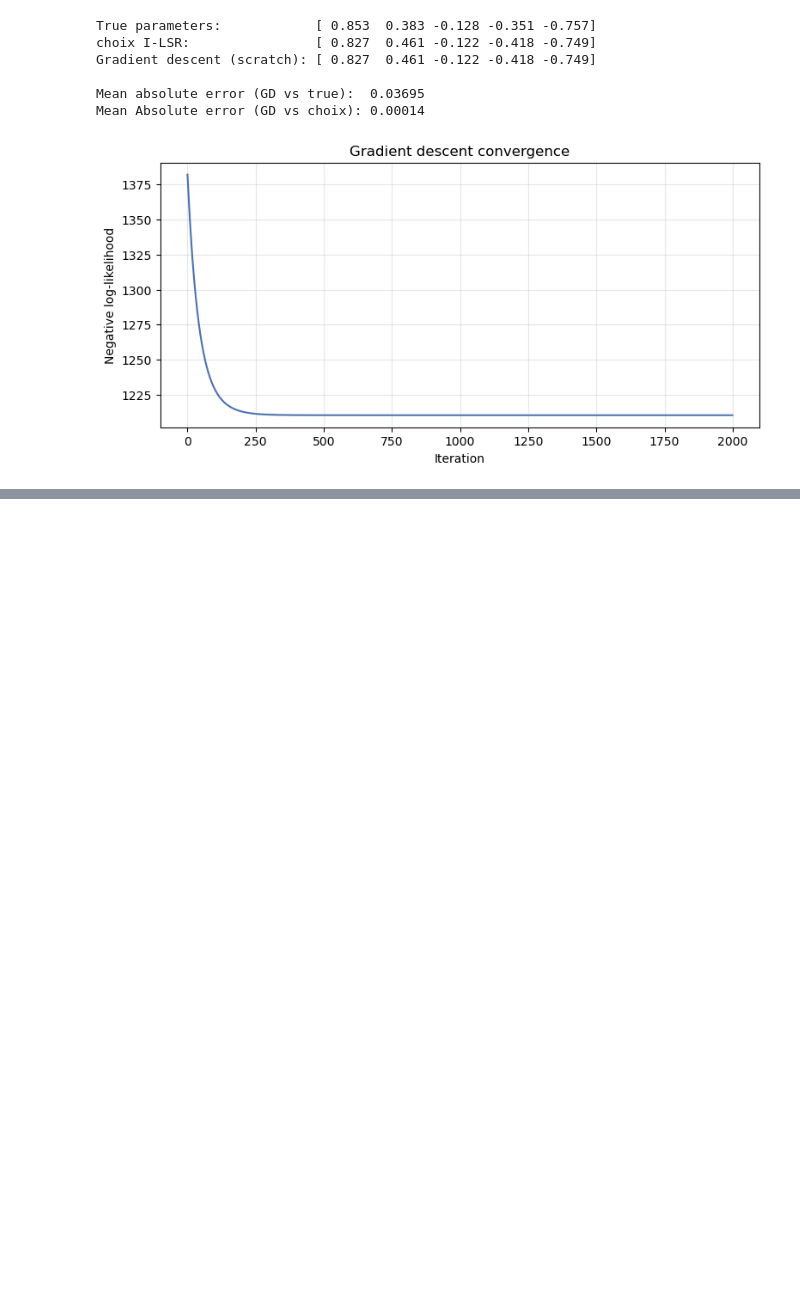
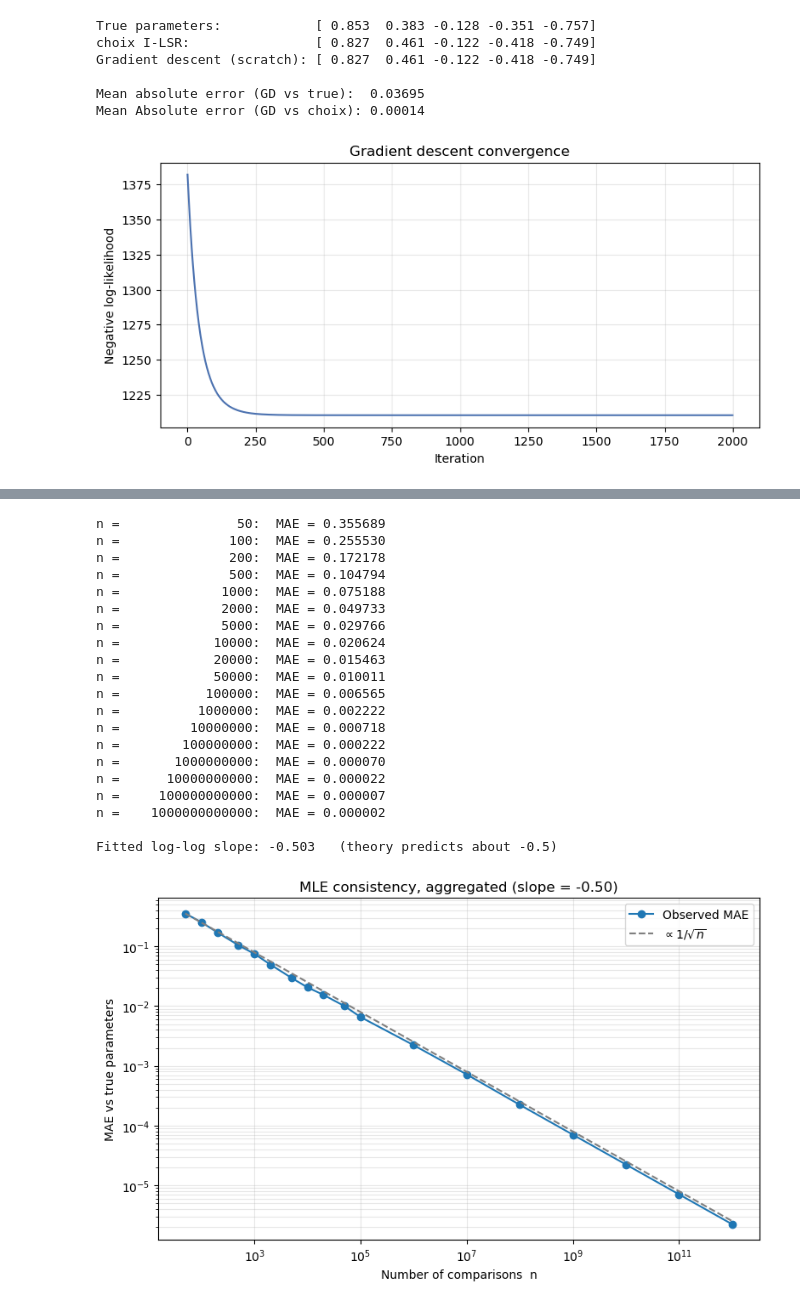
Before and after one commit to rbhdsks/Learning-from-Comparison-Data-Master-Thesis-Project-, a Jupyter notebook: src/mle-bradleyterry.ipynb, the cells around one changed output, grey strips where cells are left out. Cells and saved outputs as stored; diff of their text form; code cells hidden in the pictures; blank space fills up the shorter version.

```diff
--- a/src/mle-bradleyterry.ipynb
+++ b/src/mle-bradleyterry.ipynb
@@ -266,0 +217,68 @@ n =  50000:  MAE = 0.0103  ± 0.0039
+# %%
+pairs   = [(i, j) for i in range(n_items) for j in range(i + 1, n_items)]
+n_pairs = len(pairs)
+
+def simulate_countmat(n, rng):
+    counts = rng.multinomial(n, [1.0 / n_pairs] * n_pairs)
+    W = np.zeros((n_items, n_items))
+    for (i, j), m in zip(pairs, counts):
+        p_i = np.exp(true_params[i]) / (np.exp(true_params[i]) + np.exp(true_params[j]))
+        wins_i = rng.binomial(m, p_i)
+        W[i, j] += wins_i
+        W[j, i] += m - wins_i
+    return W
+
+n_values = [50, 100, 200, 500, 1000, 2000, 5000, 10000, 20000, 50000,
+            10**5, 10**6, 10**7, 10**8, 10**9, 10**10, 10**11, 10**12]
+n_seeds  = 20
+
+mae_means = []
+for n in n_values:
+    maes = []
+    for s in range(n_seeds):
+        rng = np.random.default_rng(s)
+        W   = simulate_countmat(n, rng)
+        est = choix.ilsr_pairwise_dense(W, alpha=0.01)
+        est = est - est.mean()
+        maes.append(np.mean(np.abs(est - true_params)))
+    mae_means.append(np.mean(maes))
+    print(f"n = {n:>16}:  MAE = {mae_means[-1]:.6f}")
+
+mae_means = np.array(mae_means)
+n_values  = np.array(n_values, dtype=float)
+
+slope, _ = np.polyfit(np.log(n_values), np.log(mae_means), 1)
+print(f"\nFitted log-log slope: {slope:.3f}   (theory predicts about -0.5)")
+
+plt.figure(figsize=(8, 5))
+plt.loglog(n_values, mae_means, "o-", label="Observed MAE")
+ref = mae_means[0] * np.sqrt(n_values[0]) / np.sqrt(n_values)
+plt.loglog(n_values, ref, "--", color="gray", label=r"$\propto 1/\sqrt{n}$")
+plt.xlabel("Number of comparisons  n")
+plt.ylabel("MAE vs true parameters")
+plt.title(f"MLE consistency, aggregated (slope = {slope:.2f})")
+plt.legend(); plt.grid(True, which="both", alpha=0.3)
+plt.tight_layout()
+plt.show()
+# %% [output]
+n =               50:  MAE = 0.355689
+n =              100:  MAE = 0.255530
+n =              200:  MAE = 0.172178
+n =              500:  MAE = 0.104794
+n =             1000:  MAE = 0.075188
+n =             2000:  MAE = 0.049733
+n =             5000:  MAE = 0.029766
+n =            10000:  MAE = 0.020624
+n =            20000:  MAE = 0.015463
+n =            50000:  MAE = 0.010011
+n =           100000:  MAE = 0.006565
+n =          1000000:  MAE = 0.002222
+n =         10000000:  MAE = 0.000718
+n =        100000000:  MAE = 0.000222
+n =       1000000000:  MAE = 0.000070
+n =      10000000000:  MAE = 0.000022
+n =     100000000000:  MAE = 0.000007
+n =    1000000000000:  MAE = 0.000002
+
+Fitted log-log slope: -0.503   (theory predicts about -0.5)
+[figure, added]
```
Also changed, not shown: parts of 3 cells of this notebook.
